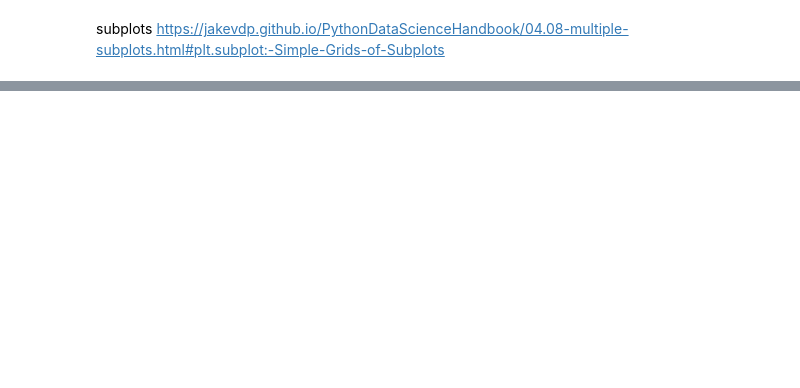
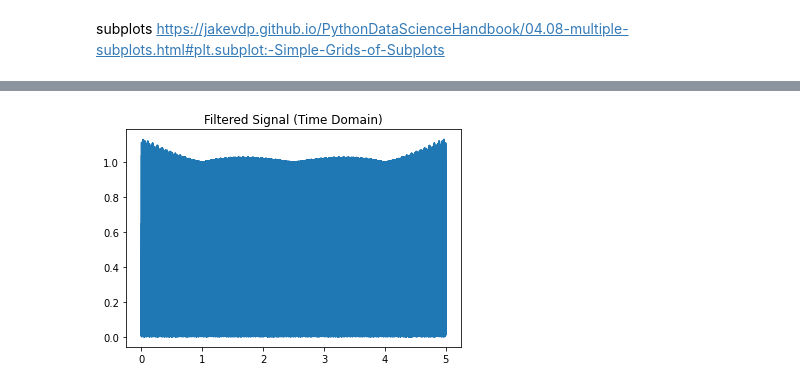
Before and after one commit to SandysPappy/FFT, a Jupyter notebook: vanilla_high_pass_filter.ipynb, the cells around one changed output, grey strips where cells are left out. Drawn from its saved outputs; the diff is of its cells as text; code cells hidden in the pictures; blank space fills up the shorter version.

```diff
--- a/vanilla_high_pass_filter.ipynb
+++ b/vanilla_high_pass_filter.ipynb
@@ -106,0 +91,11 @@ array([ 1.00000000e+00+0.00000000e+00j,  1.04186763e+00-6.67194989e-01j,
+# %%
+import IPython as ip
+
+audio_channel_1 = signal
+audio_channel_2 = filtered_signal
+
+# data needs to be a 2d numpy array for each channel, only 1 channel here
+data = np.array([audio_channel_1])
+
+# Plays at a typical rate
+ip.display.Audio(audio_channel_1, rate=44100)
@@ -106,0 +104,12 @@ array([ 1.00000000e+00+0.00000000e+00j,  1.04186763e+00-6.67194989e-01j,
+# %%
+%matplotlib inline
+
+# Plot the filtered signal in the time domain
+plt.subplot(111)
+plt.plot(t, np.abs(filtered_signal))
+plt.title('Filtered Signal (Time Domain)')
+
+
+
+ip.display.Audio(audio_channel_2, rate=0.15*44100)
+# %% [output]
@@ -106,0 +117 @@ array([ 1.00000000e+00+0.00000000e+00j,  1.04186763e+00-6.67194989e-01j,
+[figure, added]
```
Also changed, not shown: parts of 8 cells of this notebook, 1 other file.
